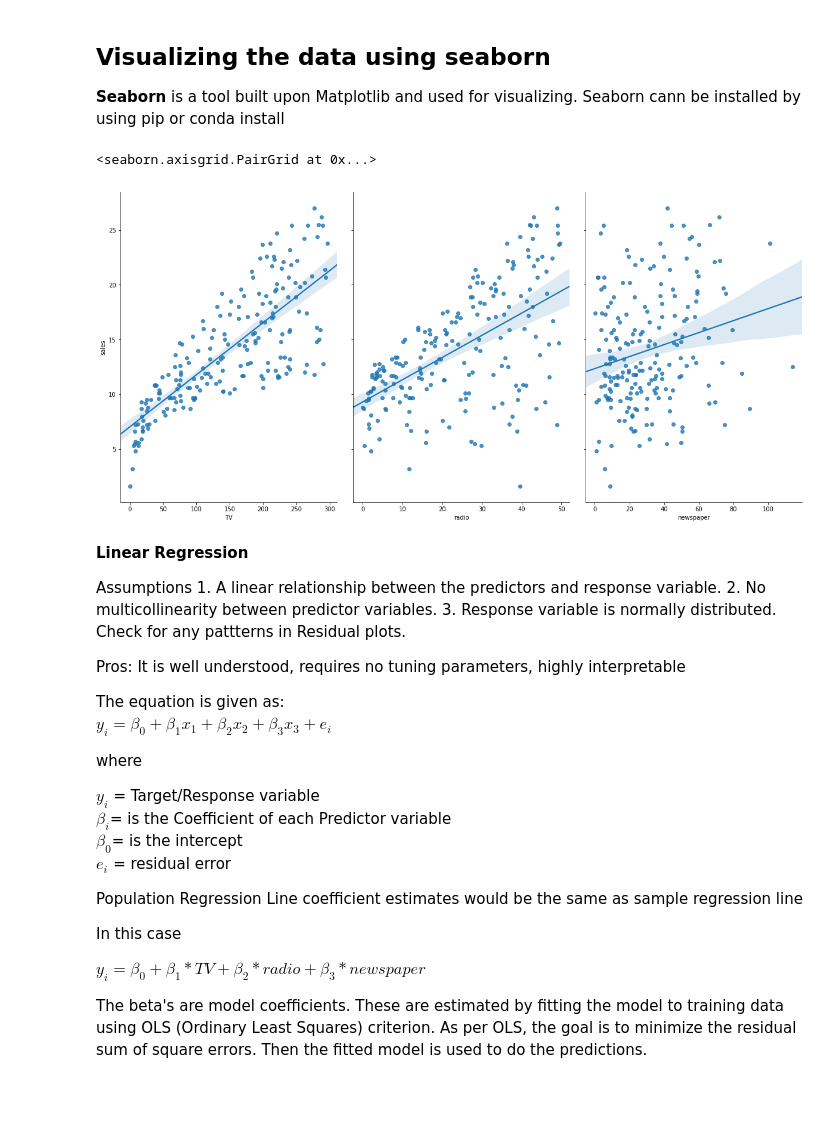
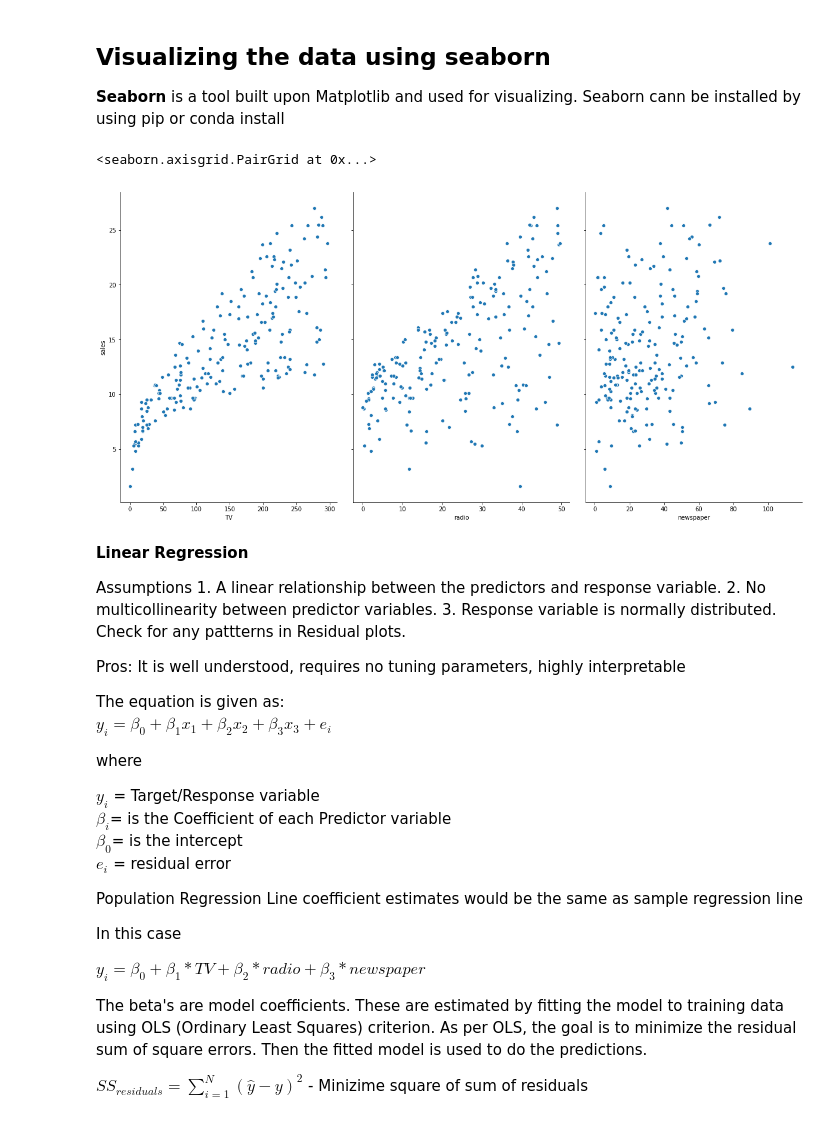
Before and after one commit to ssshahani/Exploratory-Analysis, a Jupyter notebook: Linear Regression.ipynb, the cells around one changed output. Saved outputs shown, nothing was run; the diff lists cells and outputs as text; code cells hidden in the pictures; blank space fills up the shorter version.

```diff
--- a/Linear Regression.ipynb
+++ b/Linear Regression.ipynb
@@ -120,10 +125,10 @@ data.isnull().head()
 
 **Seaborn** is a tool built upon Matplotlib and used for visualizing. Seaborn cann be installed by using pip or conda install
 # %%
-sns.pairplot(data, x_vars = ['TV', 'radio', 'newspaper'], y_vars = ['sales'], height=8, aspect =0.7, kind= 'reg' )
+sns.pairplot(data, x_vars = ['TV', 'radio', 'newspaper'], y_vars = ['sales'], height=8, aspect =0.7)
 # %% [output]
 <seaborn.axisgrid.PairGrid at 0x...>
-[figure, old version]
+[figure, new version]
 # %% [markdown]
 **Linear Regression**
 
@@ -152,3 +157,6 @@ In this case
 $y_i  = \beta_0 + \beta_1 * TV + \beta_2 * radio + \beta_3 * newspaper $
 
 The beta's are model coefficients. These are estimated by fitting the model to training data using OLS (Ordinary Least Squares) criterion. As per OLS, the goal is to minimize the residual sum of square errors. Then the fitted model is used to do the predictions.
+
+
+$ SS_{residuals} = \sum_{i=1}^{N} (\hat{y} - y)^2 $ - Minizime square of sum of residuals
```
Also changed, not shown: parts of 15 cells of this notebook.
